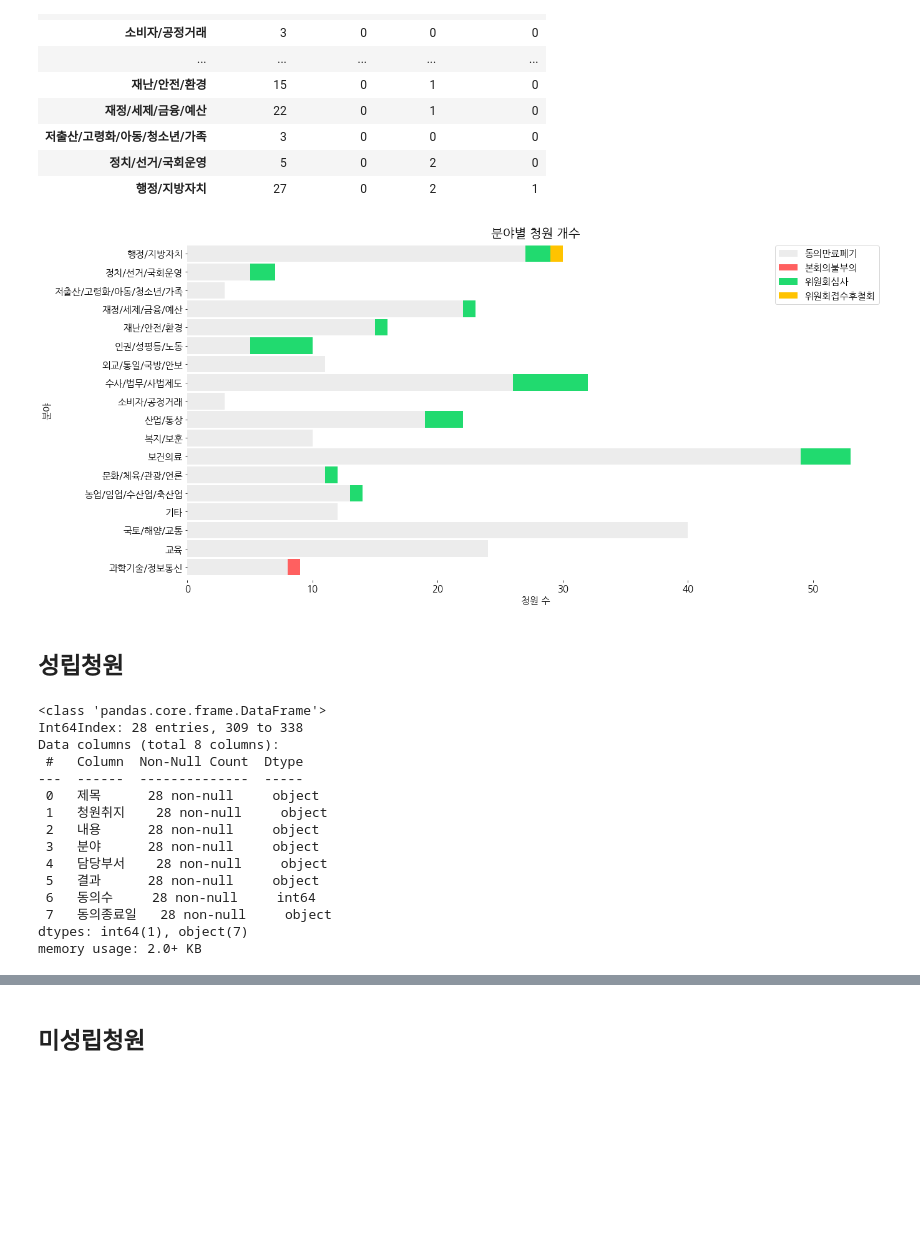
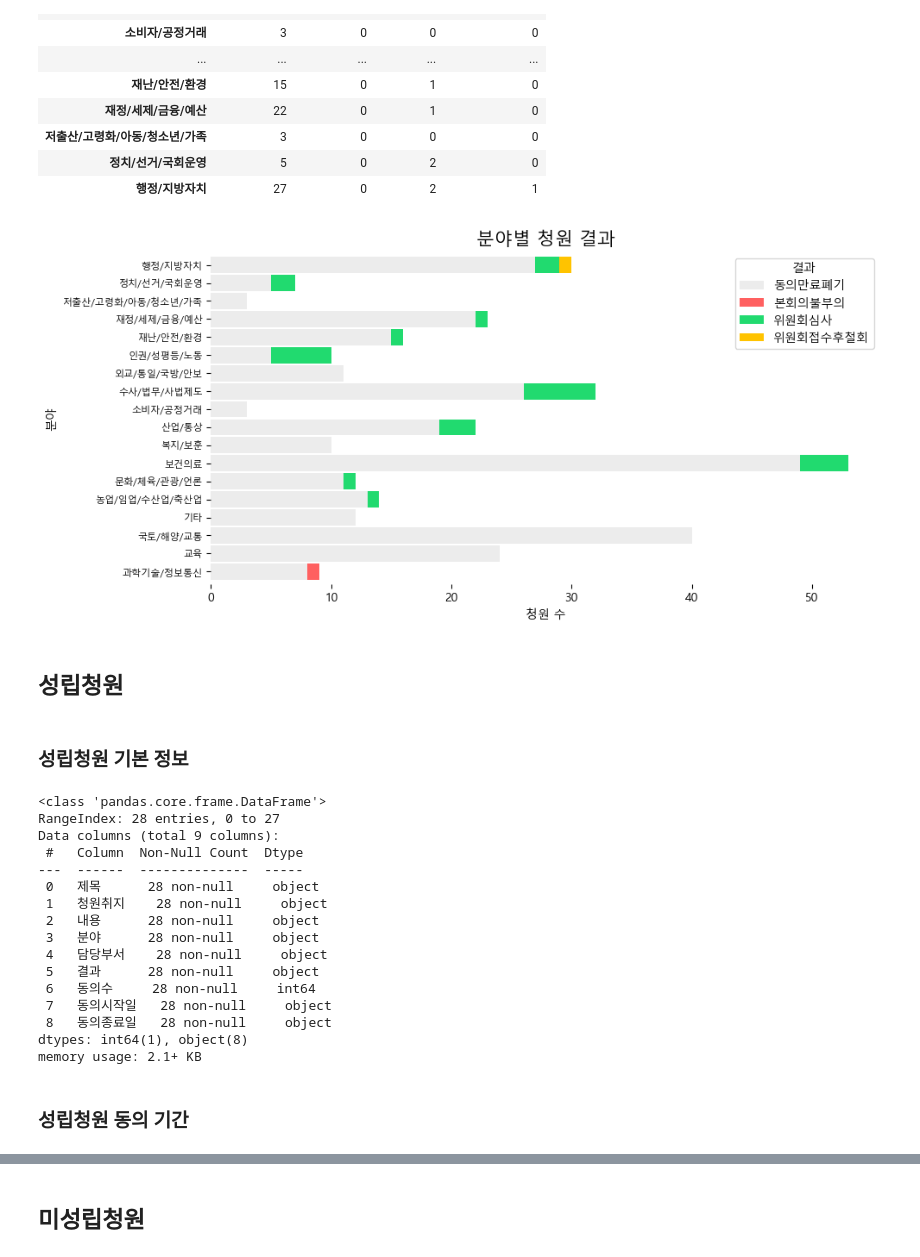
Before and after one commit to jhwn533/Pallet-Town, a Jupyter notebook: petit_scraping.ipynb, the cells around one changed output, grey strips where cells are left out. Drawn from its saved outputs; the diff is of its cells as text; code cells hidden in the pictures; blank space fills up the shorter version.

```diff
--- a/petit_scraping.ipynb
+++ b/petit_scraping.ipynb
@@ -70,0 +71,8 @@ all_petit
+# %%
+start = time.time()
+all_petit =get_pages()
+end = time.time()
+
+print(f"{end - start:.5f} sec")
+
+all_petit
@@ -71,5 +96,3 @@ all_petit
 # %%
-# file_name = 'data/agreeEnded_petits.csv'
-# all_petit.to_csv(file_name, index=False)
-
-all_petit = pd.read_csv('agreeEnded_petits.csv')
+file_name = 'data/agreeEnded_petit_' + strftime('%Y-%m-%d') + '.csv'
+all_petit.to_csv(file_name, index=False)
@@ -137,24 +188,26 @@ import matplotlib.pyplot as plt
 # %%
-bar_table.plot.barh(rot=0, stacked=True, figsize=(20, 10), width=0.9,
-                    color={'동의만료폐기': '#ECECEC', '본회의불부의': '#FF6060', '위원회심사': '#21DA6F', '위원회접수후철회': '#FFC300'}, fontsize=15)
-plt.title('분야별 청원 개수', fontsize = 20)
-plt.xlabel('청원 수', fontsize=15)
-plt.ylabel('분야', fontsize=15)
-plt.legend(fontsize=15)
+# 분야명이 길어서 수직은 보기 불편하길래 눕혀버림ㅎㅎ..
+bar_table.plot.barh(rot=0, stacked=True, figsize=(10, 5), width=0.9,
+                    color={'동의만료폐기': '#ECECEC', '본회의불부의': '#FF6060', '위원회심사': '#21DA6F', '위원회접수후철회': '#FFC300'})
+plt.title('분야별 청원 결과', fontsize = 15)
+plt.xlabel('청원 수', fontsize=10)
+plt.yticks(fontsize=8)
 plt.box(False)
-plt.rc('font', family='NanumGothic')
 plt.show()
 # %% [output]
-[figure, old version]
+[figure, new version]
 # %% [markdown]
 ## 성립청원
+# %% [markdown]
+### 성립청원 기본 정보
 # %%
 success = data_set.loc[data_set['동의수'] >= 50000]
+success = success.sort_values('동의종료일',  ignore_index = True)
 success.info()
 # %% [output]
 <class 'pandas.core.frame.DataFrame'>
-Int64Index: 28 entries, 309 to 338
-Data columns (total 8 columns):
+RangeIndex: 28 entries, 0 to 27
+Data columns (total 9 columns):
  #   Column  Non-Null Count  Dtype
 ---  ------  --------------  -----
  0   제목      28 non-null     object
@@ -164,6 +217,9 @@ Data columns (total 8 columns):
  4   담당부서    28 non-null     object
  5   결과      28 non-null     object
  6   동의수     28 non-null     int64
- 7   동의종료일   28 non-null     object
-dtypes: int64(1), object(7)
-memory usage: 2.0+ KB
+ 7   동의시작일   28 non-null     object
+ 8   동의종료일   28 non-null     object
+dtypes: int64(1), object(8)
+memory usage: 2.1+ KB
+# %% [markdown]
+### 성립청원 동의 기간
```
Also changed, not shown: parts of 27 cells of this notebook, 1 other file.
